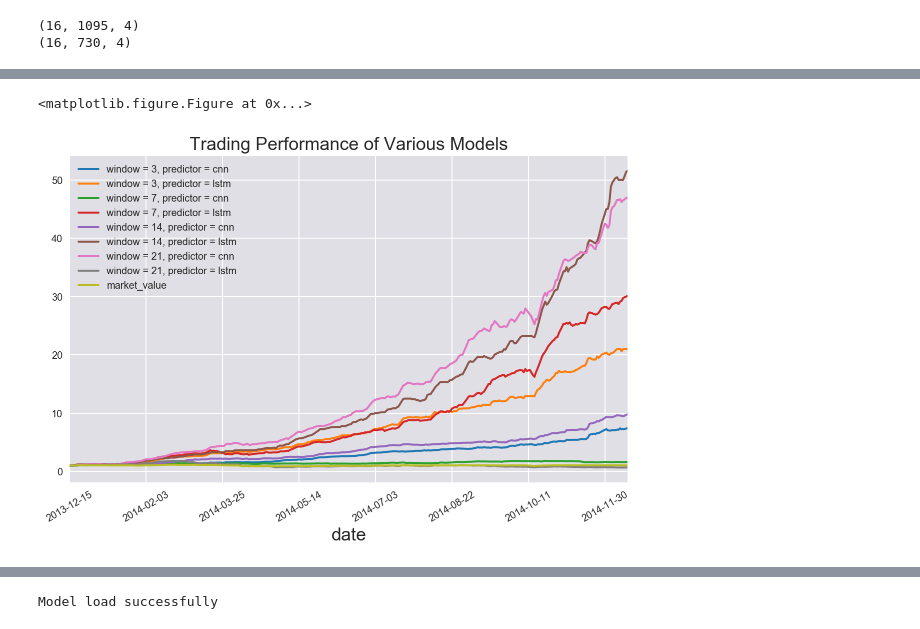
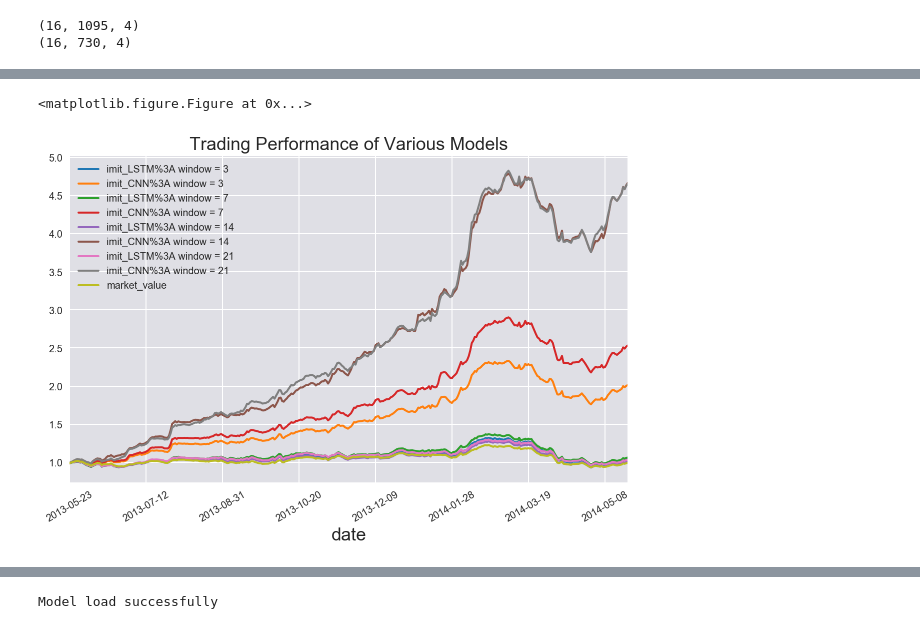
Before and after one commit to vermouth1992/drl-portfolio-management, a Jupyter notebook: src/ddpg_experiments.ipynb, the cells around one changed output, grey strips where cells are left out. Saved outputs shown, nothing was run; the diff lists cells and outputs as text; code cells hidden in the pictures.

```diff
--- a/src/ddpg_experiments.ipynb
+++ b/src/ddpg_experiments.ipynb
@@ -139,0 +144,15 @@ tau = 1e-3
+# %%
+for window_length in window_length_lst:
+    name = 'imit_LSTM%3A window = {}'.format(window_length)
+    model_names.append(name)
+    # instantiate LSTM model
+    lstm_model = StockLSTM(nb_classes, window_length, weights_file = 'weights/' + name + '.h5')
+    lstm_model.build_model(load_weights=True)
+    models.append(lstm_model)
+
+    name = 'imit_CNN%3A window = {}'.format(window_length)
+    model_names.append(name)
+    # instantiate CNN model
+    cnn_model = StockCNN(nb_classes, window_length, weights_file = 'weights/' + name + '.h5')
+    cnn_model.build_model(load_weights=True)
+    models.append(cnn_model)
@@ -140,26 +168,5 @@ tau = 1e-3
 # %%
 # instantiate environment, 3 stocks, with trading cost, window_length 3, start_date sample each time
-models = []
-model_names = []
-window_length_lst = [3, 7, 14, 21]
-predictor_type_lst = ['cnn', 'lstm']
-use_batch_norm = True
-
-for window_length in window_length_lst:
-    name = 'imit_LSTM: window = {}'.format(window_length)
-    model_names.append(name)
-    # instantiate LSTM model
-    lstm_model = LSTM(nb_classes, window_length, weights_file = 'weights/'+name+'.h5')
-    lstm_model.build_model(load_weights=True)
-    models.append(lstm_model)
-
-    name = 'imit_CNN: window = {}'.format(window_length)
-    model_names.append(name)
-    # instantiate CNN model
-    cnn_model = CNN(nb_classes, window_length, weights_file = 'weights/'+name+'.h5')
-    cnn_model.build_model(load_weights=True)
-    models.append(cnn_model)
-
 for window_length in window_length_lst:
     for predictor_type in predictor_type_lst:
         name = 'window = {}, predictor = {}'.format(window_length, predictor_type)
@@ -202,8 +214,8 @@ TypeError: Failed to convert object of type <class 'list'> to Tensor. Contents:
 # %%
 from environment.portfolio import PortfolioEnv, MultiActionPortfolioEnv
-env = MultiActionPortfolioEnv(target_history, target_stocks, model_names, steps=365)
+env = MultiActionPortfolioEnv(target_history, target_stocks, model_names[:8], steps=365)
 # %%
-test_model_multiple(env, models)
+test_model_multiple(env, models[:8])
 # %% [output]
 <matplotlib.figure.Figure at 0x...>
-[figure, old version]
+[figure, new version]
```
Also changed, not shown: parts of 11 cells of this notebook, 4 other files.
